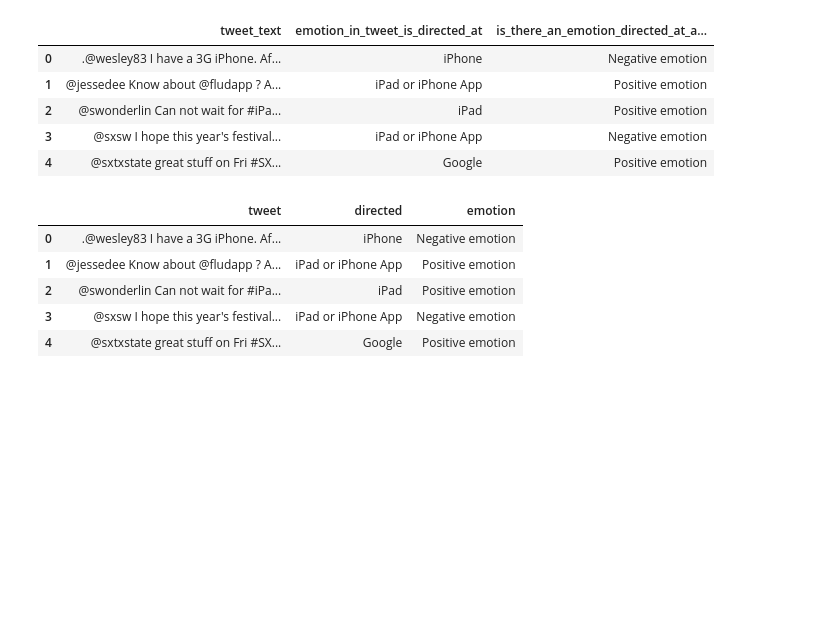
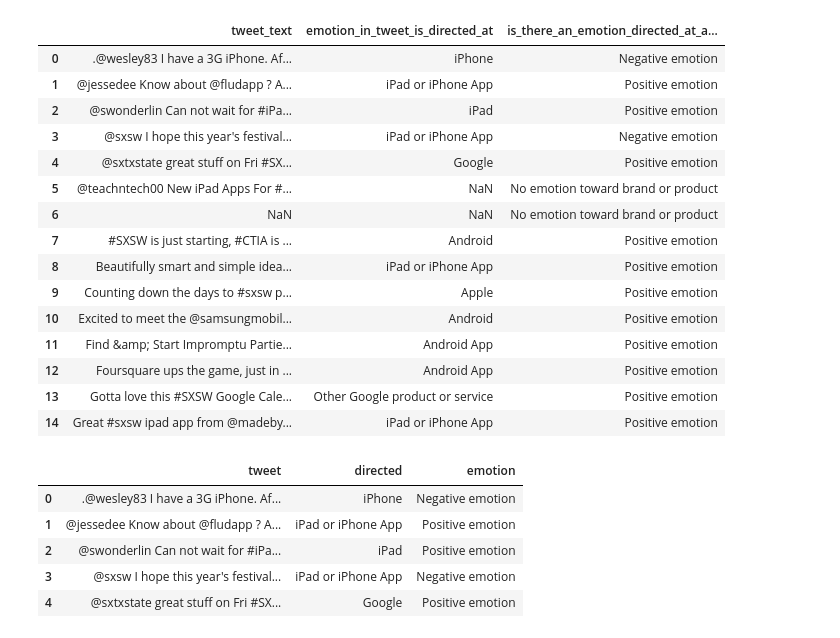
Before and after one commit to leo-schell/Phase4NLP, a Jupyter notebook: RoBerta.ipynb, the cells around one changed output. Saved outputs shown, nothing was run; the diff lists cells and outputs as text; code cells hidden in the pictures; blank space fills up the shorter version.

```diff
--- a/RoBerta.ipynb
+++ b/RoBerta.ipynb
@@ -4,14 +4,24 @@ import matplotlib.pyplot as plt
 %matplotlib inline
 # %%
 df = pd.read_csv('data/tweets.csv')
-df.head()
+df.head(15)
 # %% [output]
 |  | tweet_text | emotion_in_tweet_is_directed_at | is_there_an_emotion_directed_at_a... |
 | 0 | .@wesley83 I have a 3G iPhone. Af... | iPhone | Negative emotion |
 | 1 | @jessedee Know about @fludapp ? A... | iPad or iPhone App | Positive emotion |
 | 2 | @swonderlin Can not wait for #iPa... | iPad | Positive emotion |
 | 3 | @sxsw I hope this year's festival... | iPad or iPhone App | Negative emotion |
 | 4 | @sxtxstate great stuff on Fri #SX... | Google | Positive emotion |
+| 5 | @teachntech00 New iPad Apps For #... | NaN | No emotion toward brand or product |
+| 6 | NaN | NaN | No emotion toward brand or product |
+| 7 | #SXSW is just starting, #CTIA is ... | Android | Positive emotion |
+| 8 | Beautifully smart and simple idea... | iPad or iPhone App | Positive emotion |
+| 9 | Counting down the days to #sxsw p... | Apple | Positive emotion |
+| 10 | Excited to meet the @samsungmobil... | Android | Positive emotion |
+| 11 | Find &amp; Start Impromptu Partie... | Android App | Positive emotion |
+| 12 | Foursquare ups the game, just in ... | Android App | Positive emotion |
+| 13 | Gotta love this #SXSW Google Cale... | Other Google product or service | Positive emotion |
+| 14 | Great #sxsw ipad app from @madeby... | iPad or iPhone App | Positive emotion |
 # %%
 #rename columns
 df.set_axis(['tweet', 'directed', 'emotion'], axis=1, inplace=True)
```
Also changed, not shown: parts of 19 cells of this notebook, 2 other files.
